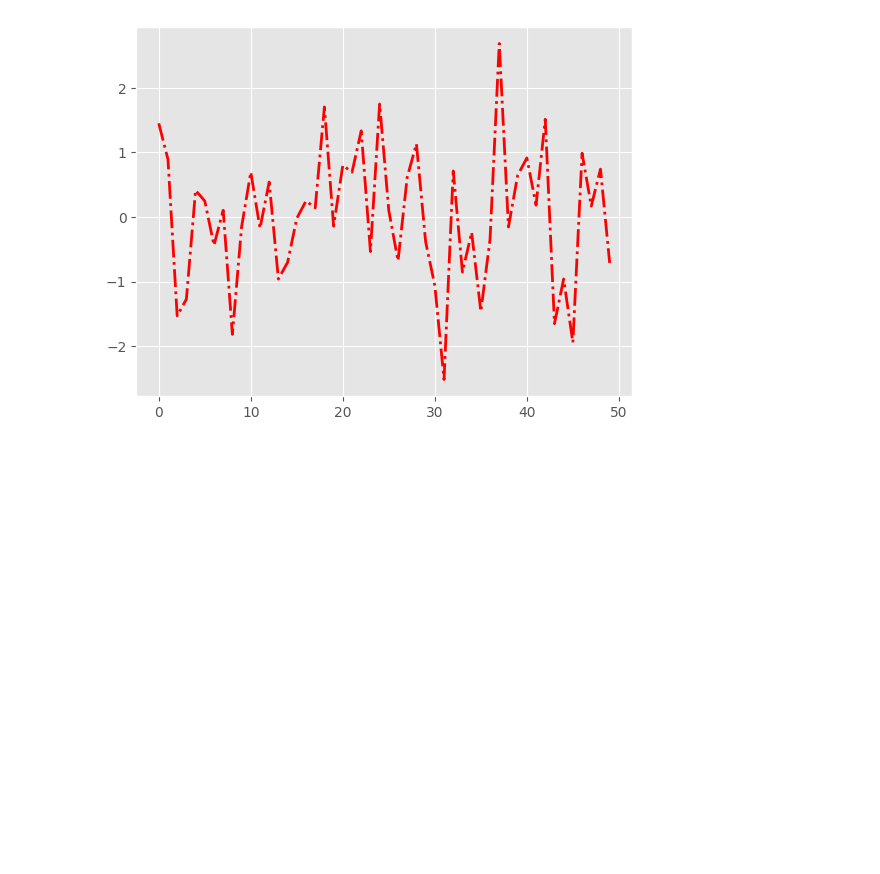
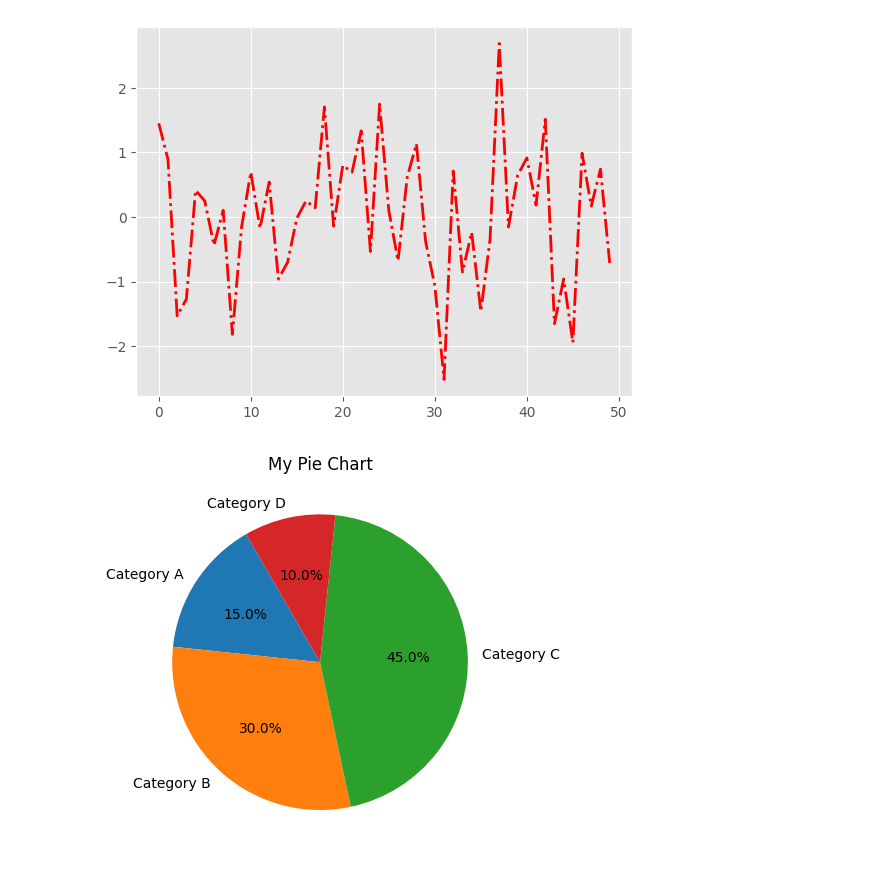
Before and after one commit to Roushan-World/Data_Analytics_10_11-30, a Jupyter notebook: matplotlib.ipynb, the cells around one changed output. Cells and saved outputs as stored; diff of their text form; code cells hidden in the pictures; blank space fills up the shorter version.

```diff
--- a/matplotlib.ipynb
+++ b/matplotlib.ipynb
@@ -174,3 +174,14 @@ plt.plot(data)
 # %% [output]
 [<matplotlib.lines.Line2D at 0x...>]
 [figure]
+# %%
+import matplotlib.pyplot as plt
+
+labels=['Category A','Category B','Category C','Category D']
+
+sizes=[15,30,45,10]
+plt.pie(sizes,labels=labels, autopct='%1.1f%%',startangle=120)
+plt.title('My Pie Chart')
+plt.show()
+# %% [output]
+[figure, added]
```
Also changed, not shown: parts of 3 cells of this notebook.
